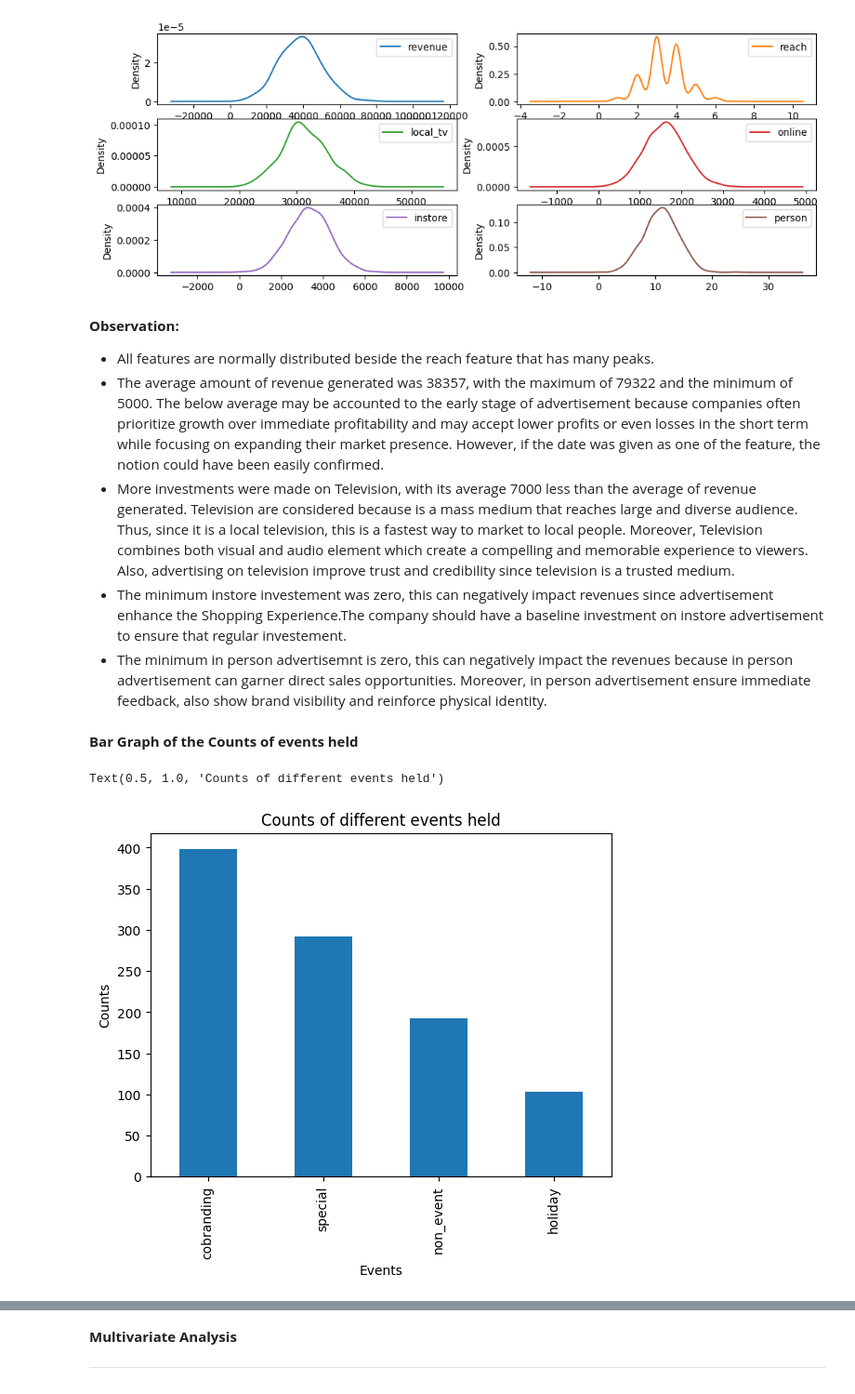
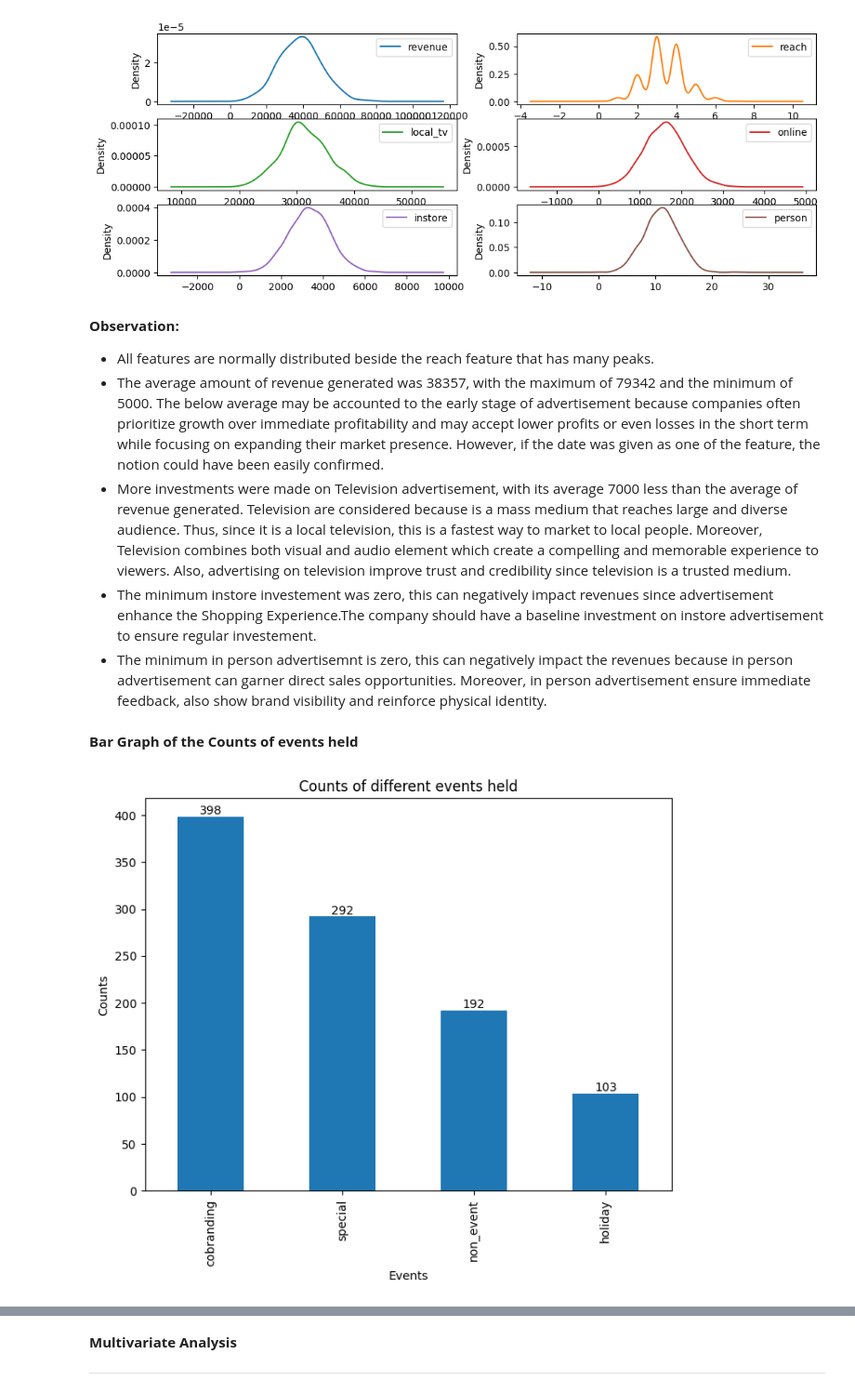
Before and after one commit to Tshifhumulo10/Martketing-Analysis-and-Revenue-Prediction, a Jupyter notebook: Martketing_Analysis_and_Revenue_Prediction.ipynb, the cells around one changed output, grey strips where cells are left out. Shown at 93% size. Saved outputs shown, nothing was run; the diff lists cells and outputs as text; code cells hidden in the pictures.

```diff
--- a/Martketing_Analysis_and_Revenue_Prediction.ipynb
+++ b/Martketing_Analysis_and_Revenue_Prediction.ipynb
@@ -116,18 +132,30 @@ array([[<Axes: ylabel='Density'>, <Axes: ylabel='Density'>],
 **Observation:**
 
 - All features are normally distributed beside the reach feature that has many peaks.
-- The average amount of revenue generated was 38357, with the maximum of 79322 and the minimum of 5000. The below average may be accounted to the  early stage of advertisement because companies often prioritize growth over immediate profitability and may accept lower profits or even losses in the short term while focusing on expanding their market presence. However, if the date was given as one of the feature, the notion could have been easily confirmed.
-- More investments were made on Television, with its average 7000 less than the average of revenue generated. Television are  considered because is a mass medium that reaches large and diverse audience. Thus, since it is a local television, this is a fastest way to market to local people. Moreover, Television combines both visual and audio element which create a compelling and memorable experience to viewers. Also, advertising on television improve trust and credibility since television is a trusted medium.
-- The minimum instore investement was zero, this can negatively impact revenues since advertisement enhance the Shopping Experience.The company should have a baseline investment on instore advertisement to ensure that regular investement.
+- The average amount of revenue generated was 38357, with the maximum of 79342 and the minimum of 5000. The below average may be accounted to the  early stage of advertisement because companies often prioritize growth over immediate profitability and may accept lower profits or even losses in the short term while focusing on expanding their market presence. However, if the date was given as one of the feature, the notion could have been easily confirmed.
+- More investments were made on Television advertisement, with its average 7000 less than the average of revenue generated. Television are  considered because is a mass medium that reaches large and diverse audience. Thus, since it is a local television, this is a fastest way to market to local people. Moreover, Television combines both visual and audio element which create a compelling and memorable experience to viewers. Also, advertising on television improve trust and credibility since television is a trusted medium.
+- The minimum instore investement was zero, this can negatively impact revenues since advertisement enhance the Shopping Experience.The company should have a baseline investment on instore advertisement to ensure regular investement.
 - The minimum in person advertisemnt is zero, this can negatively impact the revenues because in person advertisement can garner direct sales opportunities. Moreover, in person advertisement ensure immediate feedback, also show brand visibility and reinforce physical identity.
 # %% [markdown]
 **Bar Graph of the Counts of events held**
-# %%
-df['event'].value_counts().plot(kind='bar')
-plt.xlabel('Events')
-plt.ylabel('Counts')
-plt.title('Counts of different events held')
-# %% [output]
-Text(0.5, 1.0, 'Counts of different events held')
-[figure, removed]
+# %%
+# Calculating the value counts of the 'event' column
+event_counts = df['event'].value_counts()
+
+# Ploting the bar graph
+ax = event_counts.plot(kind='bar', figsize=(8, 6))
+
+#labels and title
+plt.xlabel('Events')
+plt.ylabel('Counts')
+plt.title('Counts of different events held')
+
+# Add actual counts on top of the bars
+for i, v in enumerate(event_counts):
+    ax.text(i, v, str(v), ha='center', va='bottom')
+
+# Display the plot
+plt.show()
+# %% [output]
+[figure, added]
 # %% [markdown]
```
Also changed, not shown: parts of 8 cells of this notebook.
